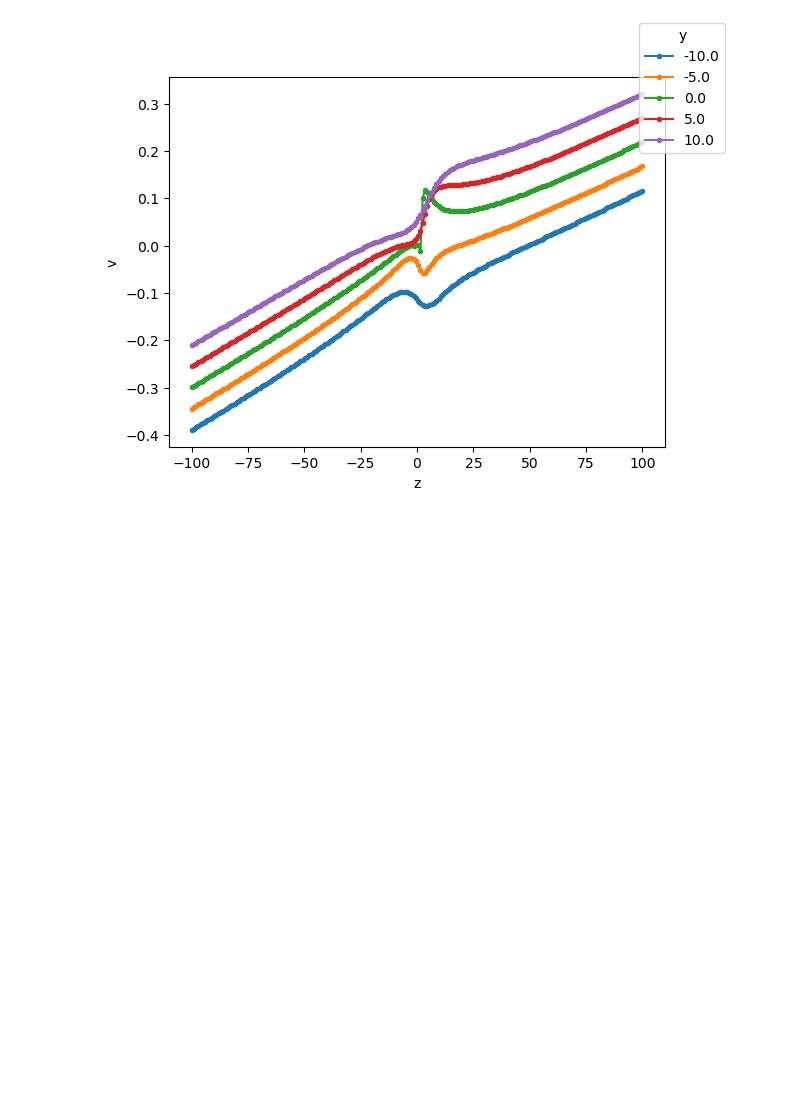
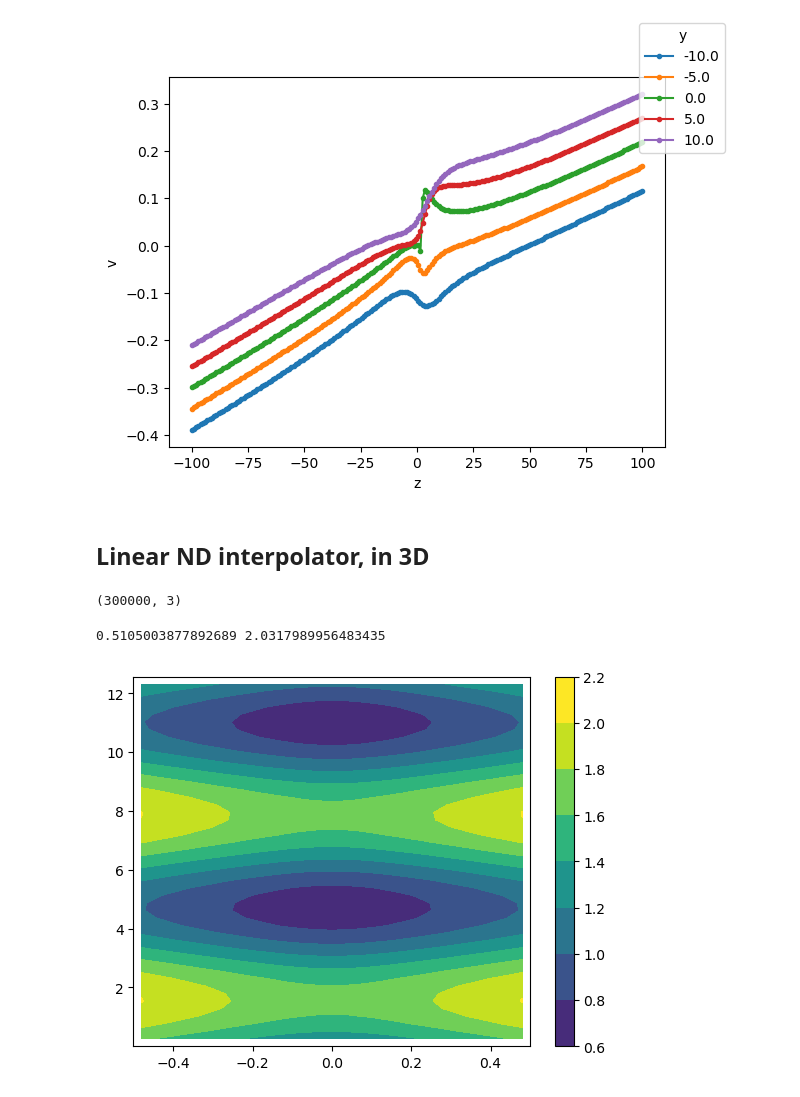
Before and after one commit to nichollsh/InferAGNI, a Jupyter notebook: notebooks/interpolate_demo.ipynb, the cells around one changed output. Cells and saved outputs as stored; diff of their text form; code cells hidden in the pictures; blank space fills up the shorter version.

Commit message:
Linear interpolation from grid in N-dimensions. Tidied up utils

```diff
--- a/notebooks/interpolate_demo.ipynb
+++ b/notebooks/interpolate_demo.ipynb
@@ -140,3 +140,48 @@ ax.set(xlabel='z', ylabel='v')
 plt.show()
 # %% [output]
 [figure]
+# %% [markdown]
+## Linear ND interpolator, in 3D
+# %%
+# make samples
+samples = 300_000
+rng = np.random.default_rng()
+x = rng.random(samples) - 0.5
+y = rng.random(samples) * 4 * np.pi
+z = rng.random(samples) - 0.5
+
+# evaluate
+v = np.hypot(x, z**2) + np.sin(y)/2 + 1
+# %%
+# grid to interpolate to
+X = np.linspace(min(x), max(x))
+Y = np.linspace(min(y), max(y))
+Z = np.linspace(min(z), max(z))
+X, Y, Z = np.meshgrid(X, Y, Z) # grid for interpolation
+# %%
+# interpolate
+# xyz = list(zip(x, y, z))
+xyz = np.array([x, y, z]).T
+print(np.shape(xyz))
+interp = LinearNDInterpolator(xyz, v)
+# %% [output]
+(300000, 3)
+# %%
+# evaluate
+V = interp(X, Y, Z)
+# %%
+# plot at crosssection=idx
+idx = 5
+
+vmin=np.amin(V[np.isfinite(V)])
+vmax=np.amax(V[np.isfinite(V)])
+print(vmin, vmax)
+
+fig,ax = plt.subplots(1,1)
+sm = ax.contourf(X[:,:,idx], Y[:,:,idx], V[:,:,idx], cmap='viridis', vmin=vmin, vmax=vmax)
+# ax.scatter(x, y, c=v, s=10, ec='k', label="input point", cmap='viridis', linewidths=0.4)
+fig.colorbar(sm)
+plt.show()
+# %% [output]
+0.5105003877892689 2.0317989956483435
+[figure, added]
```
Also changed, not shown: parts of 1 cell of this notebook, 4 other files.
